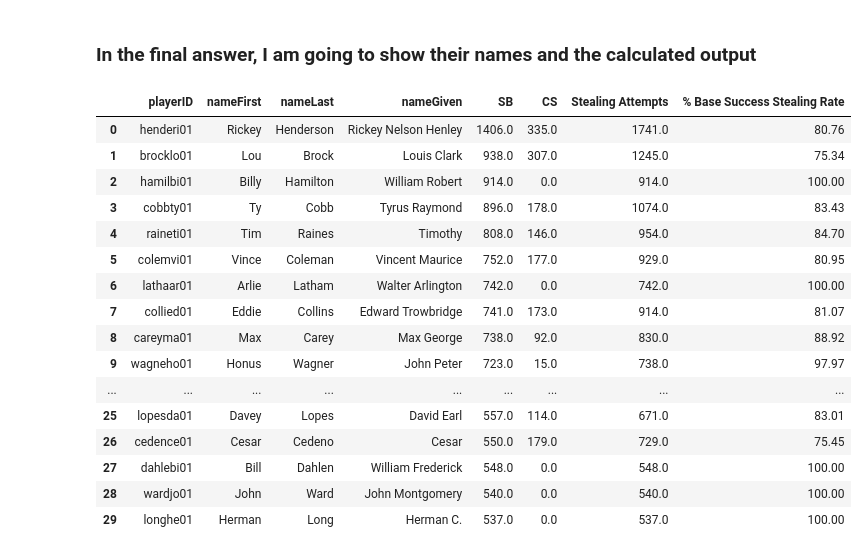
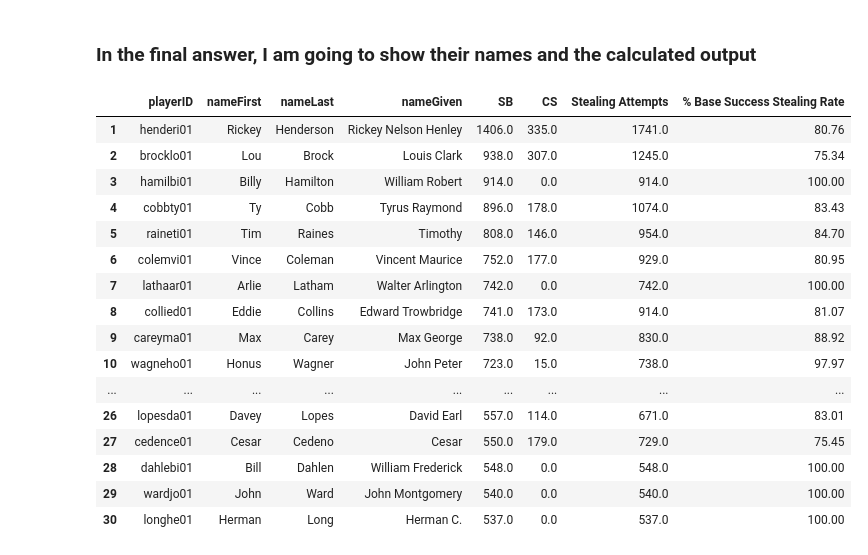
Before and after one commit to sarvaniputta/pandas_practice, a Jupyter notebook: Mohit.ipynb, the cells around one changed output. Saved outputs shown, nothing was run; the diff lists cells and outputs as text; code cells hidden in the pictures.

```diff
--- a/Mohit.ipynb
+++ b/Mohit.ipynb
@@ -105,24 +113,24 @@ new_df
 # %% [markdown]
 ### In the final answer, I am going to show their names and the calculated output
 # %%
-answer_1 = new_df.merge(people, on = 'playerID')[['playerID', 'nameFirst', 'nameLast','nameGiven' ,'SB', 'CS','Stealing Attempts','% Base Success Stealing Rate']]
+top_30_players = new_df.merge(people, on = 'playerID')[['playerID', 'nameFirst', 'nameLast','nameGiven' ,'SB', 'CS','Stealing Attempts','% Base Success Stealing Rate']].shift()[1:]
-# %%
-answer_1
-# %% [output]
-|  | playerID | nameFirst | nameLast | nameGiven | SB | CS | Stealing Attempts | % Base Success Stealing Rate |
-| 0 | henderi01 | Rickey | Henderson | Rickey Nelson Henley | 1406.0 | 335.0 | 1741.0 | 80.76 |
-| 1 | brocklo01 | Lou | Brock | Louis Clark | 938.0 | 307.0 | 1245.0 | 75.34 |
-| 2 | hamilbi01 | Billy | Hamilton | William Robert | 914.0 | 0.0 | 914.0 | 100.00 |
-| 3 | cobbty01 | Ty | Cobb | Tyrus Raymond | 896.0 | 178.0 | 1074.0 | 83.43 |
-| 4 | raineti01 | Tim | Raines | Timothy | 808.0 | 146.0 | 954.0 | 84.70 |
-| 5 | colemvi01 | Vince | Coleman | Vincent Maurice | 752.0 | 177.0 | 929.0 | 80.95 |
-| 6 | lathaar01 | Arlie | Latham | Walter Arlington | 742.0 | 0.0 | 742.0 | 100.00 |
-| 7 | collied01 | Eddie | Collins | Edward Trowbridge | 741.0 | 173.0 | 914.0 | 81.07 |
-| 8 | careyma01 | Max | Carey | Max George | 738.0 | 92.0 | 830.0 | 88.92 |
-| 9 | wagneho01 | Honus | Wagner | John Peter | 723.0 | 15.0 | 738.0 | 97.97 |
-| ... | ... | ... | ... | ... | ... | ... | ... | ... |
-| 25 | lopesda01 | Davey | Lopes | David Earl | 557.0 | 114.0 | 671.0 | 83.01 |
-| 26 | cedence01 | Cesar | Cedeno | Cesar | 550.0 | 179.0 | 729.0 | 75.45 |
-| 27 | dahlebi01 | Bill | Dahlen | William Frederick | 548.0 | 0.0 | 548.0 | 100.00 |
-| 28 | wardjo01 | John | Ward | John Montgomery | 540.0 | 0.0 | 540.0 | 100.00 |
-| 29 | longhe01 | Herman | Long | Herman C. | 537.0 | 0.0 | 537.0 | 100.00 |
+# %%
+top_30_players
+# %% [output]
+|  | playerID | nameFirst | nameLast | nameGiven | SB | CS | Stealing Attempts | % Base Success Stealing Rate |
+| 1 | henderi01 | Rickey | Henderson | Rickey Nelson Henley | 1406.0 | 335.0 | 1741.0 | 80.76 |
+| 2 | brocklo01 | Lou | Brock | Louis Clark | 938.0 | 307.0 | 1245.0 | 75.34 |
+| 3 | hamilbi01 | Billy | Hamilton | William Robert | 914.0 | 0.0 | 914.0 | 100.00 |
+| 4 | cobbty01 | Ty | Cobb | Tyrus Raymond | 896.0 | 178.0 | 1074.0 | 83.43 |
+| 5 | raineti01 | Tim | Raines | Timothy | 808.0 | 146.0 | 954.0 | 84.70 |
+| 6 | colemvi01 | Vince | Coleman | Vincent Maurice | 752.0 | 177.0 | 929.0 | 80.95 |
+| 7 | lathaar01 | Arlie | Latham | Walter Arlington | 742.0 | 0.0 | 742.0 | 100.00 |
+| 8 | collied01 | Eddie | Collins | Edward Trowbridge | 741.0 | 173.0 | 914.0 | 81.07 |
+| 9 | careyma01 | Max | Carey | Max George | 738.0 | 92.0 | 830.0 | 88.92 |
+| 10 | wagneho01 | Honus | Wagner | John Peter | 723.0 | 15.0 | 738.0 | 97.97 |
+| ... | ... | ... | ... | ... | ... | ... | ... | ... |
+| 26 | lopesda01 | Davey | Lopes | David Earl | 557.0 | 114.0 | 671.0 | 83.01 |
+| 27 | cedence01 | Cesar | Cedeno | Cesar | 550.0 | 179.0 | 729.0 | 75.45 |
+| 28 | dahlebi01 | Bill | Dahlen | William Frederick | 548.0 | 0.0 | 548.0 | 100.00 |
+| 29 | wardjo01 | John | Ward | John Montgomery | 540.0 | 0.0 | 540.0 | 100.00 |
+| 30 | longhe01 | Herman | Long | Herman C. | 537.0 | 0.0 | 537.0 | 100.00 |
```
Also changed, not shown: parts of 30 cells of this notebook.
